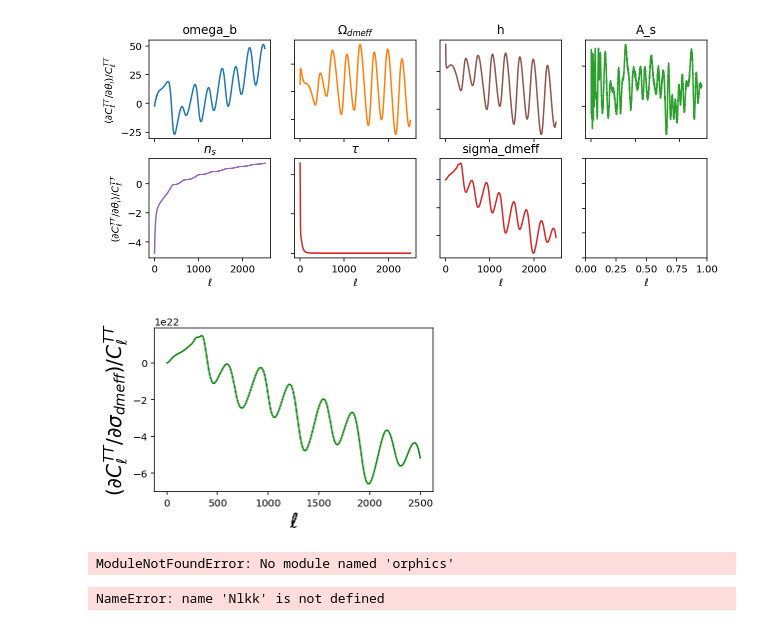
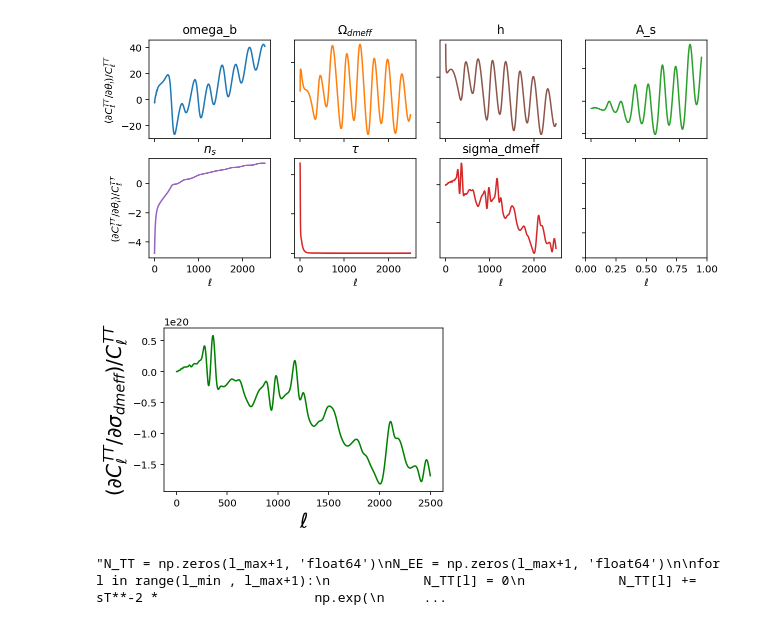
Before and after one commit to iej2106/cosmo_class, a Jupyter notebook: fisher_dmeff_S4.ipynb, the cells around one changed output. Drawn from its saved outputs; the diff is of its cells as text; code cells hidden in the pictures.

```diff
--- a/fisher_dmeff_S4.ipynb
+++ b/fisher_dmeff_S4.ipynb
@@ -15,4 +10,8 @@ step_size_cross_section = 2e-26 * pow(dm_mass,0.15)
 # %%
+n_power = 0.0
+dm_mass = 1000.0 #GeV
+step_size_cross_section = 2e-26 * pow(dm_mass,0.15)
+
 list_param = ['omega_b','omega_dmeff', 'h',  'A_s', 'n_s', 'tau_reio','sigma_dmeff']
 list_fiducial = [0.02222, 0.1197,      0.69,  2.1955e-9, 0.9655, 0.06, 0]
 list_step = [0.0001,     0.001,    0.01,   0.01e-9, 0.005, 0.02, step_size_cross_section]
@@ -41,7 +40,7 @@ params = {
 cosmo = Class()
 cosmo.set(params)
 cosmo.compute()
-fiducial = cosmo.raw_cl(2500)
+fiducial = cosmo.lensed_cl(2500)
 cosmo.struct_cleanup()
 cosmo.empty()
 ell = fiducial['ell']
@@ -67,7 +51,7 @@ def utility_function_call_CLASS(input_dict, l_max=2500):
     cosmo = Class()
     cosmo.set(input_dict)
     cosmo.compute()
-    temp_cl = cosmo.raw_cl(l_max)
+    temp_cl = cosmo.lensed_cl(l_max)
     cosmo.struct_cleanup()
     cosmo.empty()
     return temp_cl
@@ -119,4 +99,6 @@ dict_params, dict_norm_der = compute_d_cl_der_map(list_param_step, params, 'tt',
 # %%
+#Plotting Derivatives
+dict_params, dict_norm_der = compute_d_cl_der_map(list_param_step, params, 'tt', fiducial)
 fig, axs = plt.subplots(2, 4, figsize=(10,4))
 
 axs[0, 0].plot(dict_norm_der['omega_b'])
@@ -149,12 +131,12 @@ for ax in axs.flat:
 
 #fig.savefig("fisher_plots/derivative_C_l_TT_10GeV_n=2_S4.png")
 # %% [output]
-[figure, old version]
+[figure, new version]
 # %%
 fig, ax = plt.subplots(figsize=(5, 3))
-plt.plot(ell, dict_norm_der['sigma_dmeff'],'g-',label="hi")
+plt.plot(ell, dict_norm_der['sigma_dmeff'],'g-',label="sigma_dmeff")
 plt.ylabel(r'$(\partial C_{\ell}^{TT} / \partial \sigma_{dmeff}) / C_{\ell}^{TT}$',size=20)
 plt.xlabel(r'$\ell$',size=20)
 plt.show()
 # %% [output]
-[figure, old version]
+[figure, new version]
@@ -176,14 +143,6 @@ def noise_CMB_S4(l_max = 2500):
-# %%
-l_max = 2500
-exper = fishchips.experiments.get_S4()
-Nltt = exper[1].noise_T[:l_max+1]
-Nlee = np.concatenate((exper[0].noise_P, exper[1].noise_P[301:3001], exper[2].noise_P[3001:]))[:l_max+1]
-Nlkk = fishchips.experiments.get_S4_Lensing_Only().noise_k[:l_max+1]
-# %% [output]
-ModuleNotFoundError: No module named 'orphics'
 # %%
-sT = (1. * (np.pi/60./180. ))/(1.0e6*Tcmb)
-sP = (1. * (np.pi/60./180. ))/(1.0e6*Tcmb)
+#sT = (1. * (np.pi/60./180. ))/(1.0e6*Tcmb)
+#sP = sT * np.sqrt(2.)
 f_sky = 0.4
 theta_fwhm = 1.5 * (np.pi/60./180.)
 
@@ -192,7 +151,7 @@ l_max = 2500
 
 from scipy.special import expit
 
-N_TT = np.zeros(l_max+1, 'float64')
+'''N_TT = np.zeros(l_max+1, 'float64')
 N_EE = np.zeros(l_max+1, 'float64')
 
 for l in range(l_min , l_max+1):
@@ -209,10 +168,12 @@ for l in range(l_min , l_max+1):
 N_TT[ell < l_min] = 1e100
 N_TT[ell > l_max] = 1e100
 N_EE[ell < l_min] = 1e100
-N_EE[ell > l_max] = 1e100
+N_EE[ell > l_max] = 1e100'''
+# %% [output]
+"N_TT = np.zeros(l_max+1, 'float64')\nN_EE = np.zeros(l_max+1, 'float64')\n\nfor l in range(l_min , l_max+1):\n            N_TT[l] = 0\n            N_TT[l] += sT**-2 *                    np.exp(\n     ...
 # %%
-N_TT = Nltt / ((1.0e6*Tcmb)**2)
-N_EE = Nlee / ((1.0e6*Tcmb)**2)
-N_kk = Nlkk / ((1.0e6*Tcmb)**2)
+a = np.load('CMB_S4_noise.npy')
+
+nl_tt = a[0]/((1.0e6*Tcmb)**2)
+nl_ee = a[1]/((1.0e6*Tcmb)**2)
+nl_kk = a[2]/((1.0e6*Tcmb)**2)
-# %% [output]
-NameError: name 'Nlkk' is not defined
```
Also changed, not shown: parts of 18 cells of this notebook, 2 other files.
